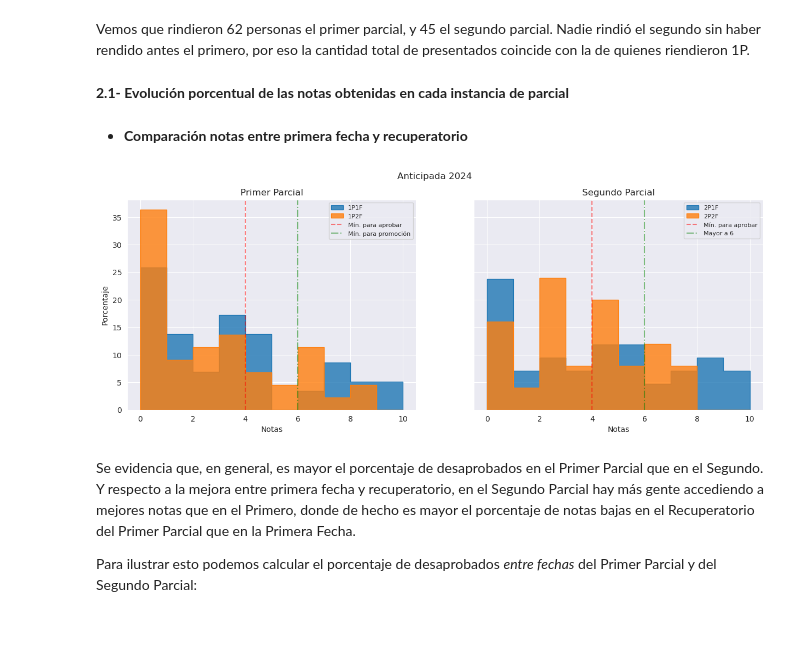
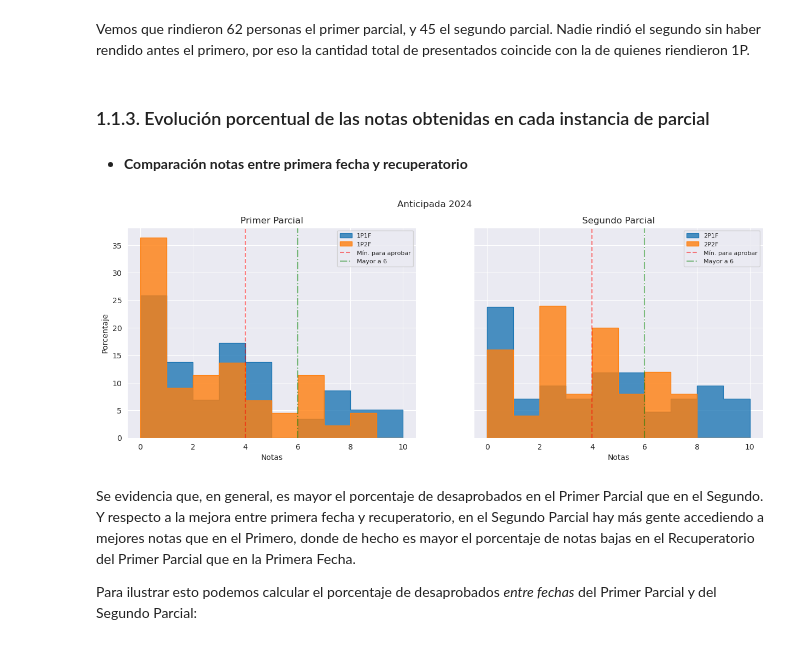
Before and after one commit to juanjogervasio/Intro-courses-analysis, a Jupyter notebook: Mate_PI_Analysis.ipynb, the cells around one changed output. Saved outputs shown, nothing was run; the diff lists cells and outputs as text; code cells hidden in the pictures.

```diff
--- a/Mate_PI_Analysis.ipynb
+++ b/Mate_PI_Analysis.ipynb
@@ -289,0 +288,2 @@ Length: 1144, dtype: bool
+# %%
+mate_pi.loc[620,"F2"] = np.NaN
@@ -289,0 +318,10 @@ Length: 1144, dtype: bool
+# %%
+print("Flotante de Primer Parcial:")
+print(f"Rindieron {Flotantes[ ~Flotantes["F1"].isna() ]["F1"].count()} personas")
+for i in ["Promocionado", "Desaprobado"]:
+    print(f"{i}s: {Flotantes[ ~Flotantes["F1"].isna() ]["Condicion"].value_counts(normalize=True).loc[ i ]: .2%}")
+print("\n")
+print("Flotante de Segundo Parcial:")
+print(f"Rindieron {Flotantes[ ~Flotantes["F2"].isna() ]["F2"].count()} personas")
+for i in ["Promocionado", "Desaprobado"]:
+    print(f"{i}s: {Flotantes[ ~Flotantes["F2"].isna() ]["Condicion"].value_counts(normalize=True).loc[ i ]: .2%}")
@@ -374,34 +423,34 @@ dtype: int64
 # %% [markdown]
 Vemos que rindieron 62 personas el primer parcial, y 45 el segundo parcial. Nadie rindió el segundo sin haber rendido antes el primero, por eso la cantidad total de presentados coincide con la de quienes riendieron 1P.
 # %% [markdown]
-**2.1- Evolución porcentual de las notas obtenidas en cada instancia de parcial**
+### 1.1.3. Evolución porcentual de las notas obtenidas en cada instancia de parcial
 # %% [markdown]
 - **Comparación notas entre primera fecha y recuperatorio**
 # %%
 fig, ax = plt.subplots(1,2, sharey=True, figsize=(15,5))
 sns.set_style("darkgrid")
 for i in range(0,2):
     sns.histplot(data=presentados_2024, x=parciales[i], bins=range(0,11), stat="percent", element="step", alpha=0.8, label=parciales[i], ax=ax[0])
 for i in range(2,4):
     sns.histplot(data=presentados_2024, x=parciales[i], bins=range(0,11), stat="percent", element="step", alpha=0.8, label=parciales[i], ax=ax[1])
 
 ax[0].axvline(x=4, color="red", alpha=0.5, ls="--", label="Mín. para aprobar")
-ax[0].axvline(x=6, color="green", alpha=0.5, ls="-.", label="Mín. para promoción")
+ax[0].axvline(x=6, color="green", alpha=0.5, ls="-.", label="Mayor a 6")
 ax[0].legend(fontsize=8)
 ax[0].set_xlabel("Notas")
 ax[0].set_ylabel("Porcentaje")
 ax[0].set_title("Primer Parcial")
 
 ax[1].axvline(x=4, color="red", alpha=0.5, ls="--", label="Mín. para aprobar")
 ax[1].axvline(x=6, color="green", alpha=0.5, ls="-.", label="Mayor a 6")
 ax[1].legend(fontsize=8)
 ax[1].set_xlabel("Notas")
 ax[1].set_title("Segundo Parcial")
 
 fig.suptitle("Anticipada 2024")
 plt.show()
 # %% [output]
-[figure, old version]
+[figure, new version]
 # %% [markdown]
 Se evidencia que, en general, es mayor el porcentaje de desaprobados en el Primer Parcial que en el Segundo. Y respecto a la mejora entre primera fecha y recuperatorio, en el Segundo Parcial hay más gente accediendo a mejores notas que en el Primero, donde de hecho es mayor el porcentaje de notas bajas en el Recuperatorio del Primer Parcial que en la Primera Fecha.
 
```
Also changed, not shown: parts of 34 cells of this notebook.
